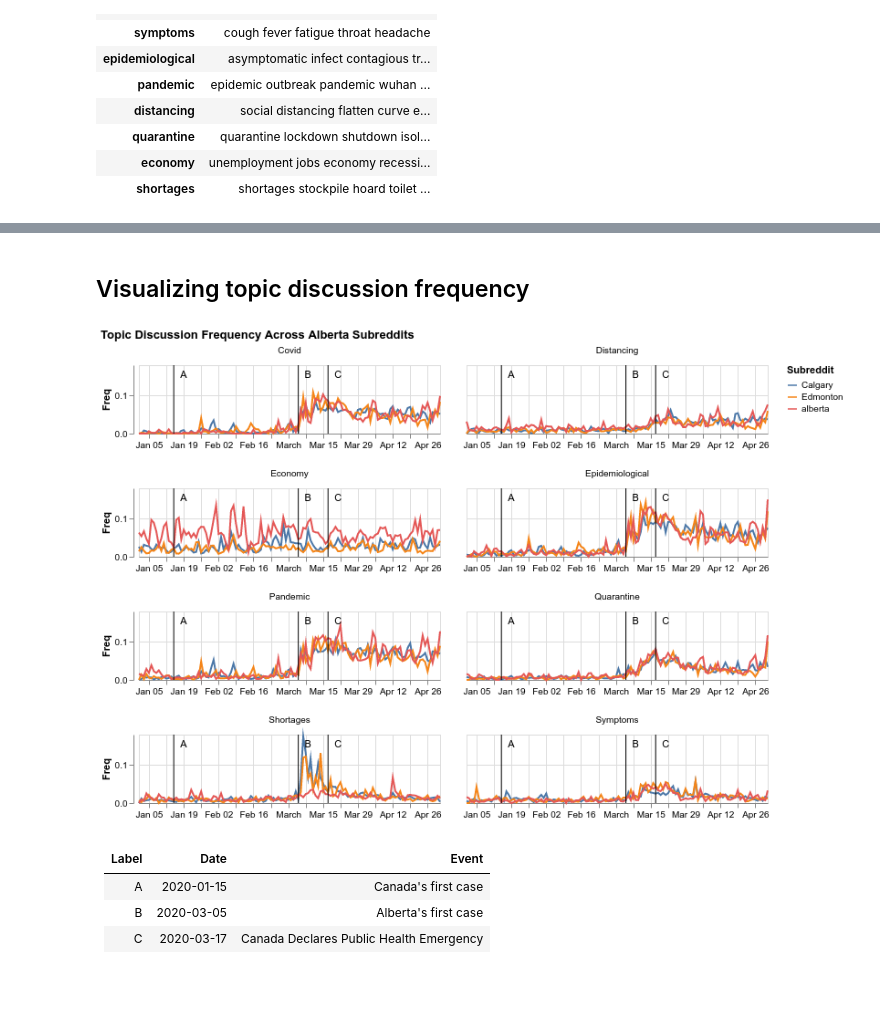
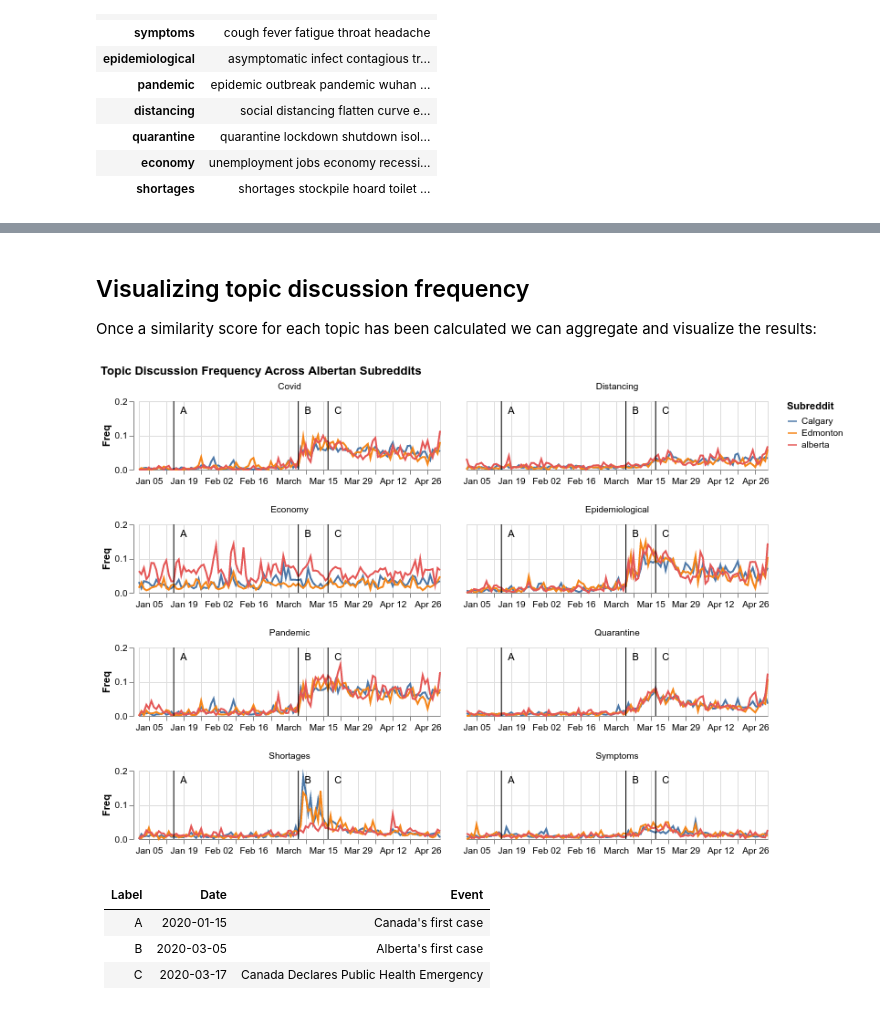
Before and after one commit to epsalt/reddit-c19-analysis, a Jupyter notebook: c19-reddit-alberta.ipynb, the cells around one changed output, grey strips where cells are left out. Saved outputs shown, nothing was run; the diff lists cells and outputs as text; code cells hidden in the pictures.

Commit message:
updated notebook and added chart specification

```diff
--- a/c19-reddit-alberta.ipynb
+++ b/c19-reddit-alberta.ipynb
@@ -10,0 +9,9 @@ If that sounds boring, here is a spoiler:
+# %%
+import json
+import altair as alt
+## alt.renderers.enable('mimetype')
+
+with open("assets/chart.json") as f:
+    spec = json.load(f)
+
+alt.Chart.from_dict(spec)
@@ -210,3 +239,5 @@ Wall time: 56.6 s
-# %% [markdown]
-## Visualizing topic discussion frequency
+# %% [markdown]
+## Visualizing topic discussion frequency
+
+Once a similarity score for each topic has been calculated we can aggregate and visualize the results:
 # %%
@@ -225,42 +257,42 @@ agg = (
 timeline = pd.read_json("data/timeline.json", convert_dates=True)
 tl = timeline.assign(cat=lambda x: [list(terms.keys())] * len(x)).explode("cat")
 # %%
-## Build Altair plot
+# Build Altair plot
 
 plt = (
     alt.Chart(title="Chart title")
     .mark_line()
     .encode(
         x=alt.X("date", axis=alt.Axis(title=None)),
         y=alt.Y("score:Q", axis=alt.Axis(title="Freq")),
         color=alt.Color(
             "subreddit:O",
             legend=alt.Legend(title="Subreddit"),
             scale=alt.Scale(scheme="tableau10"),
         ),
     )
 )
 
 tlc = alt.Chart(timeline).mark_rule().encode(x="date")
 labels = tlc.mark_text(align="left", baseline="top", dx=7).encode(
     text="label", y=alt.value(5)
 )
 
 plot = (
     (plt + tlc + labels)
     .properties(width=330, height=75)
     .facet(
         alt.Facet("cat:N", title=None),
         data=agg,
-        title="Topic Discussion Frequency Across Alberta Subreddits",
+        title="Topic Discussion Frequency Across Albertan Subreddits",
         columns=2,
     )
     .resolve_scale(x="independent")
 )
 
 plot
 # %% [output]
-[figure, old version]
+[figure, new version]
 # %% [markdown]
 | Label | Date      | Event                                   |
 |:-----:|:---------:|:----------------------------------------|
```
Also changed, not shown: parts of 23 cells of this notebook, 1 other file.
